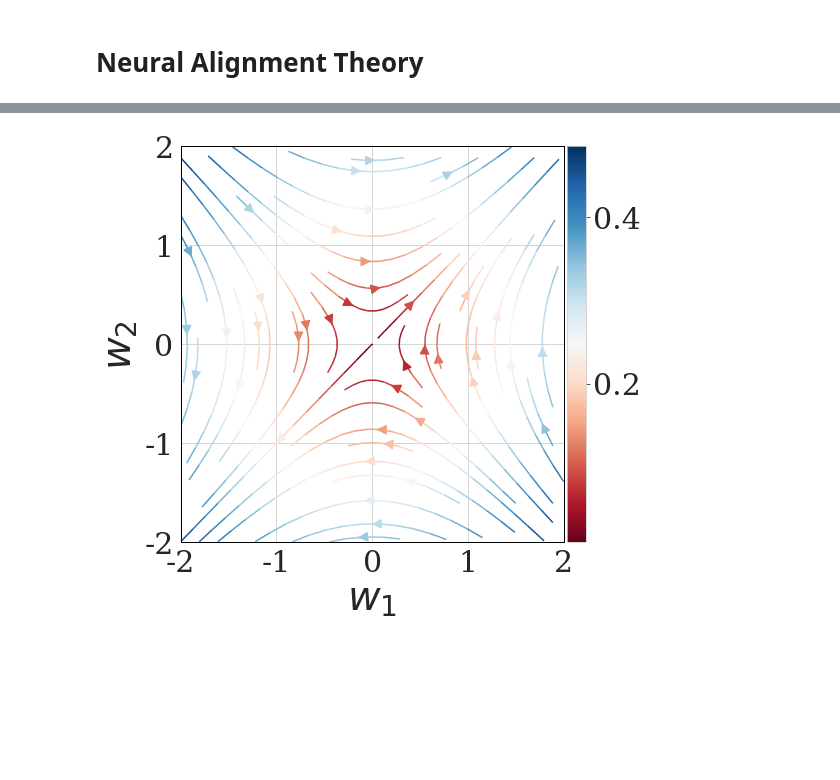
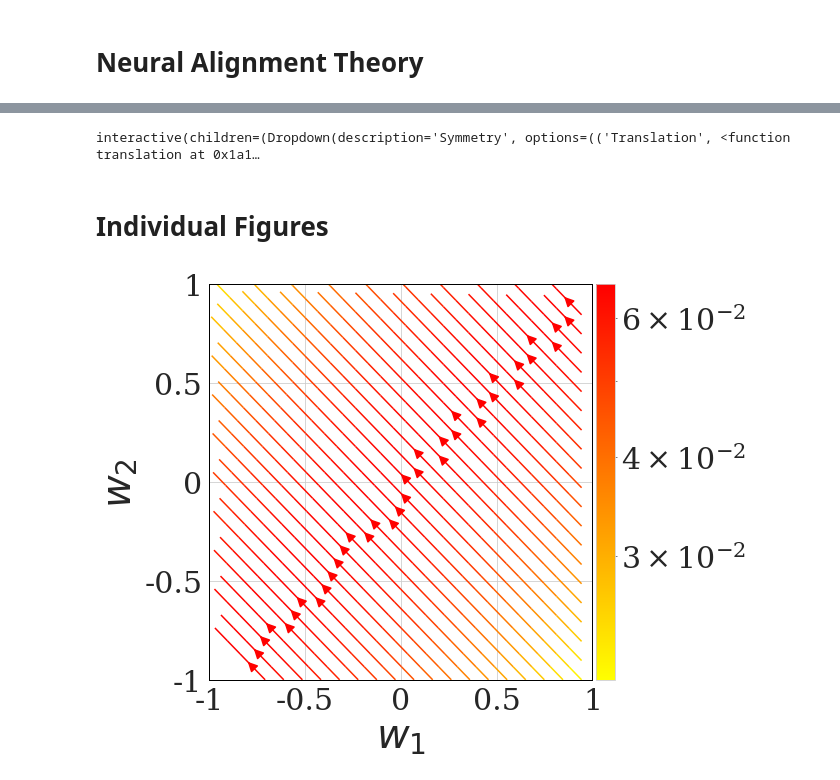
Before and after one commit to danielkunin/neural-mechanics, a Jupyter notebook: Neural Mechanics.ipynb, the cells around one changed output, grey strips where cells are left out. Saved outputs shown, nothing was run; the diff lists cells and outputs as text; code cells hidden in the pictures; blank space fills up the shorter version.

Commit message:
plots

```diff
--- a/Neural Mechanics.ipynb
+++ b/Neural Mechanics.ipynb
@@ -30,0 +18,18 @@ $$\mathcal{L}(w_1,w_2) = \frac{1}{2}(y - w_2w_1x)^2$$
+# %%
+def translation(w1, w2):
+    dy1 = np.random.randn(1)
+    dy2 = np.random.randn(1)
+    x = np.random.randn(1)
+
+    y1 = np.exp(w1 * x) / (np.exp(w1 * x) + np.exp(w2 * x))
+    y2 = np.exp(w2 * x) / (np.exp(w1 * x) + np.exp(w2 * x))
+
+    dy1_a1 = y1 - y1**2
+    dy1_a2 = -y1 * y2
+    dy2_a1 = -y1 * y2
+    dy2_a2 = y2 - y2**2
+
+    dw1 = (dy1 * dy1_a1 + dy2 * dy2_a1) * x
+    dw2 = (dy1 * dy1_a2 + dy2 * dy2_a2) * x
+
+    return dw1, dw2
@@ -31,3 +80,46 @@ $$\mathcal{L}(w_1,w_2) = \frac{1}{2}(y - w_2w_1x)^2$$
+# %%
+def inversion(w1, w2):
+    dy = np.random.randn(1)
+    x = np.random.randn(1)
+
+    dw1 = dy * w2 *  x
+    dw2 = dy  * w1 * x
+
+    return dw1, dw2
+# %%
+@interact_manual(Symmetry=[('Translation',translation),
+                     ('Scale',scale),
+                     ('Inversion',inversion)])
+def visualize(Symmetry):
+
+    # Vector Fields
+    n = 2
+    w1, w2 = np.meshgrid(np.linspace(-n, n, 50), np.linspace(-n, n, 50))
+    dw1, dw2 = Symmetry(w1, w2)
+    M = np.hypot(dw1, dw2)
+
+    # Plot
+    plt.figure(figsize=(10,10))
+    ax = fig.add_subplot(221)
+    plt.xlim(-n, n)
+    plt.ylim(-n, n)
+    ax.set_xlabel('$w_1$', size=40, weight='light')
+    ax.set_ylabel('$w_2$', size=40, weight='light')
+    ax.yaxis.set_major_formatter(FormatStrFormatter('%g'))
+    ax.set_yticks([-n,-n/2,0,n/2,n])
+    ax.xaxis.set_major_formatter(FormatStrFormatter('%g'))
+    ax.set_xticks([-n,-n/2,0,n/2,n])
+    strm = plt.streamplot(w1, w2, dw1, dw2, color=M, cmap='cool', arrowsize=2, density=0.75)
+    plt.colorbar(strm.lines)
+    # plt.quiver(w1, w2, dw1, dw2)
+    for edge in ['bottom','top','right','left']:
+        ax.spines[edge].set_linewidth(1)
+        ax.spines[edge].set_color('k')
+    plt.show()
+# %% [output]
+interactive(children=(Dropdown(description='Symmetry', options=(('Translation', <function translation at 0x1a1…
+# %% [markdown]
+# Individual Figures
 # %%
 # Plot Specifics
 from mpl_toolkits.axes_grid1 import make_axes_locatable
@@ -38,7 +130,7 @@ def colorbar(mappable):
     divider = make_axes_locatable(ax)
     cax = divider.append_axes("right", size="5%", pad=0.05)
     cbar = fig.colorbar(mappable, cax=cax)
-    cbar.ax.locator_params(nbins=3)
+    cbar.ax.locator_params()#nbins=3
     return cbar
 fig = plt.figure(figsize=(16,16))
 plt.rc('text', usetex=False)
@@ -102,36 +194,35 @@ def scale(w1, w2):
 
 def inversion(w1, w2):
     dy = np.random.randn(1)
     x = np.random.randn(1)
 
     dw1 = dy * w2 *  x
     dw2 = dy  * w1 * x
 
     return dw1, dw2
 
 # Vector Fields
-n = 2
+n = 1
 w1, w2 = np.meshgrid(np.linspace(-n, n, 50), np.linspace(-n, n, 50))
-dw1, dw2 = inversion(w1, w2)
+dw1, dw2 = translation(w1, w2)
 M = np.hypot(dw1, dw2)
 
 # Plot
 ax = fig.add_subplot(221)
 plt.xlim(-n, n)
 plt.ylim(-n, n)
 ax.set_xlabel('$w_1$', size=40, weight='light')
 ax.set_ylabel('$w_2$', size=40, weight='light')
 ax.yaxis.set_major_formatter(FormatStrFormatter('%g'))
 ax.set_yticks([-n,-n/2,0,n/2,n])
 ax.xaxis.set_major_formatter(FormatStrFormatter('%g'))
 ax.set_xticks([-n,-n/2,0,n/2,n])
-strm = plt.streamplot(w1, w2, dw1, dw2, color=M, cmap='RdBu', arrowsize=2, density=0.75)
+strm = plt.streamplot(w1, w2, dw1, dw2, color=M, norm=matplotlib.colors.LogNorm(vmin=M.min(), vmax=M.max()), cmap='autumn_r', arrowsize=2, density=0.75)
 colorbar(strm.lines)
 # plt.quiver(w1, w2, dw1, dw2)
 for edge in ['bottom','top','right','left']:
     ax.spines[edge].set_linewidth(1)
     ax.spines[edge].set_color('k')
-plt.show()
-# plt.savefig('wm-large.pdf', format='pdf', bbox_inches='tight')
+plt.savefig('translation.pdf', format='pdf', bbox_inches='tight')
 # %% [output]
-[figure, old version]
+[figure, new version]
```
Also changed, not shown: parts of 20 cells of this notebook.
